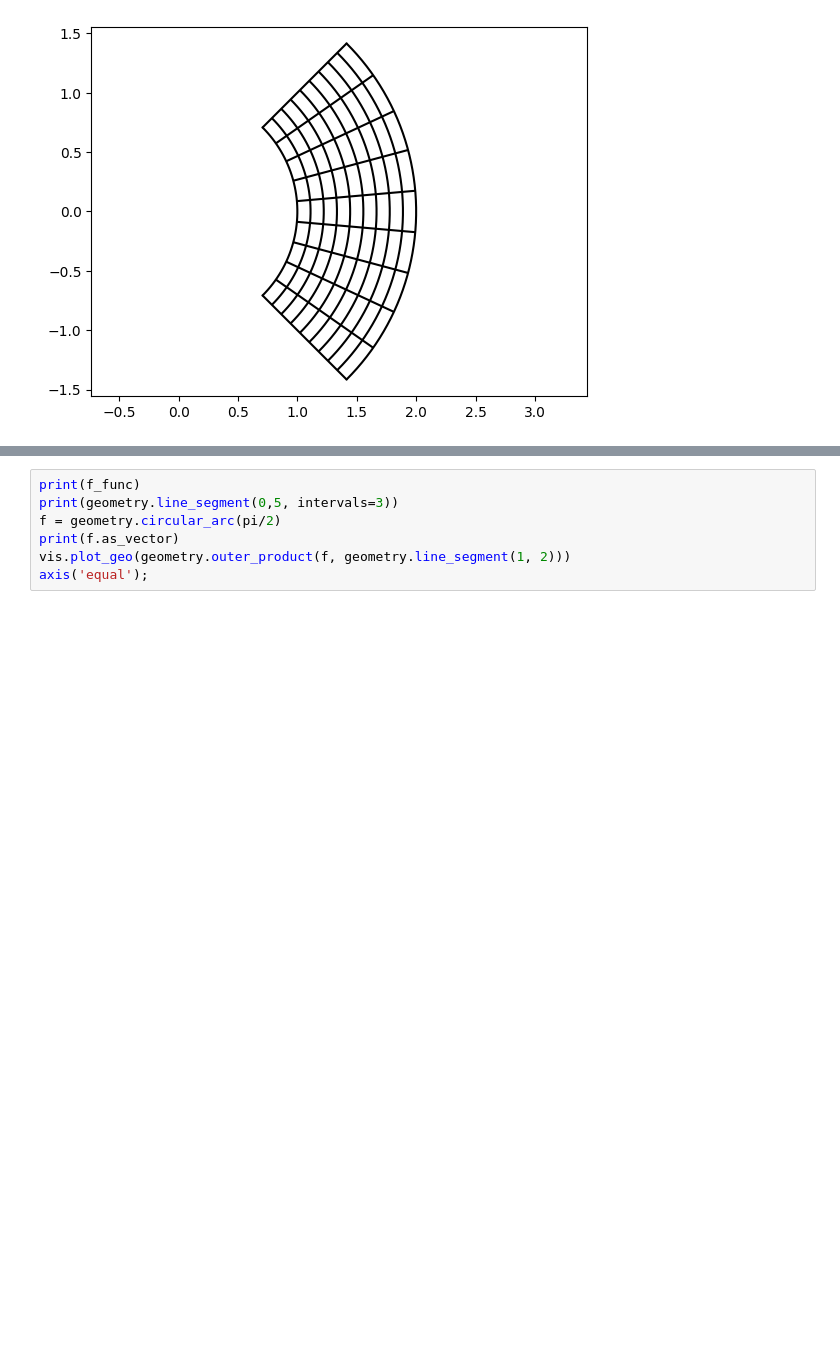
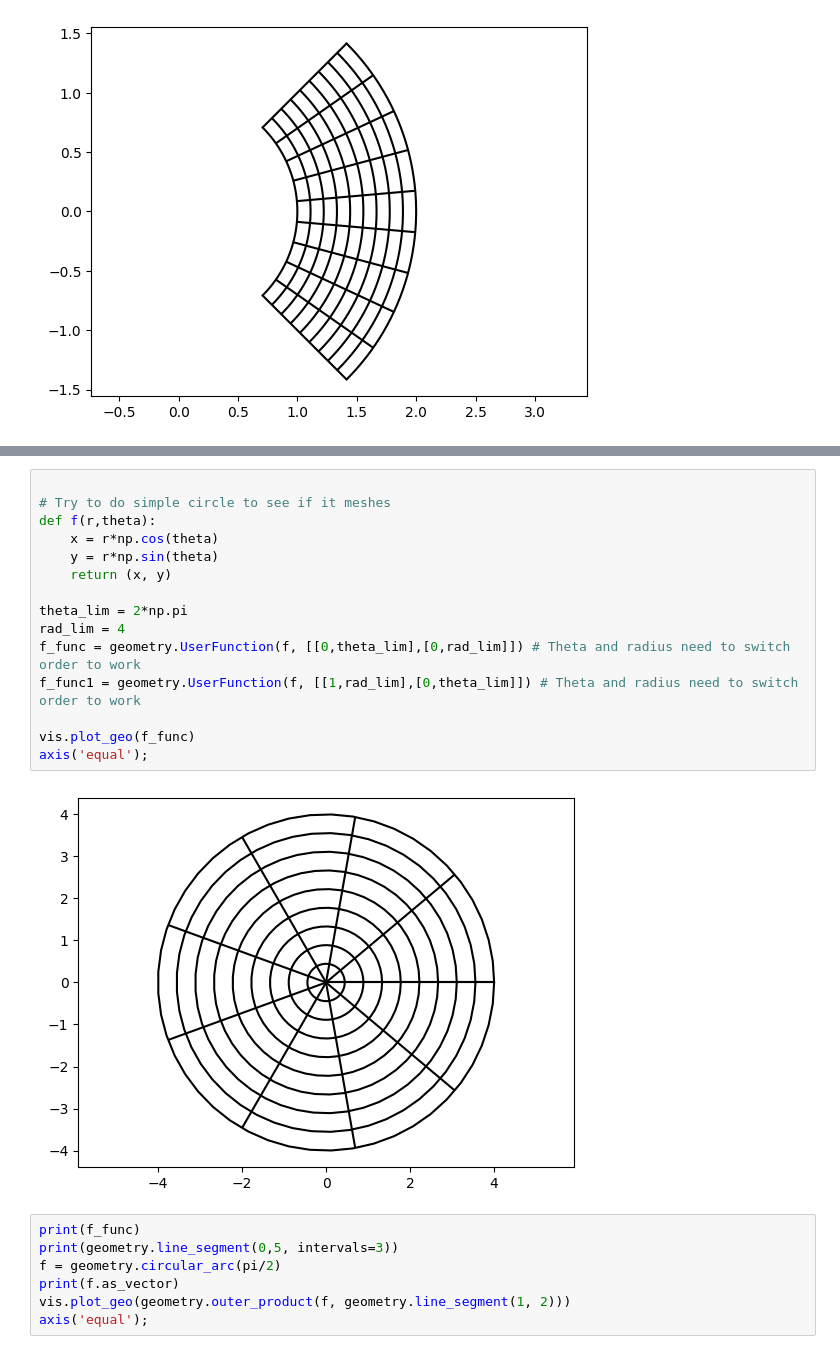
Before and after one commit to kevin866/pyiga, a Jupyter notebook: notebooks/super.ipynb, the cells around one changed output, grey strips where cells are left out. Saved outputs shown, nothing was run; the diff lists cells and outputs as text; blank space fills up the shorter version.

```diff
--- a/notebooks/super.ipynb
+++ b/notebooks/super.ipynb
@@ -113,3 +121,20 @@ axis('equal');
+# %%
+
+# Try to do simple circle to see if it meshes
+def f(r,theta):
+    x = r*np.cos(theta)
+    y = r*np.sin(theta)
+    return (x, y)
+
+theta_lim = 2*np.pi
+rad_lim = 4
+f_func = geometry.UserFunction(f, [[0,theta_lim],[0,rad_lim]]) # Theta and radius need to switch order to work
+f_func1 = geometry.UserFunction(f, [[1,rad_lim],[0,theta_lim]]) # Theta and radius need to switch order to work
+
+vis.plot_geo(f_func)
+axis('equal');
+# %% [output]
+[figure, added]
 # %%
 print(f_func)
 print(geometry.line_segment(0,5, intervals=3))
```
Also changed, not shown: parts of 4 cells of this notebook, 6 other files.
